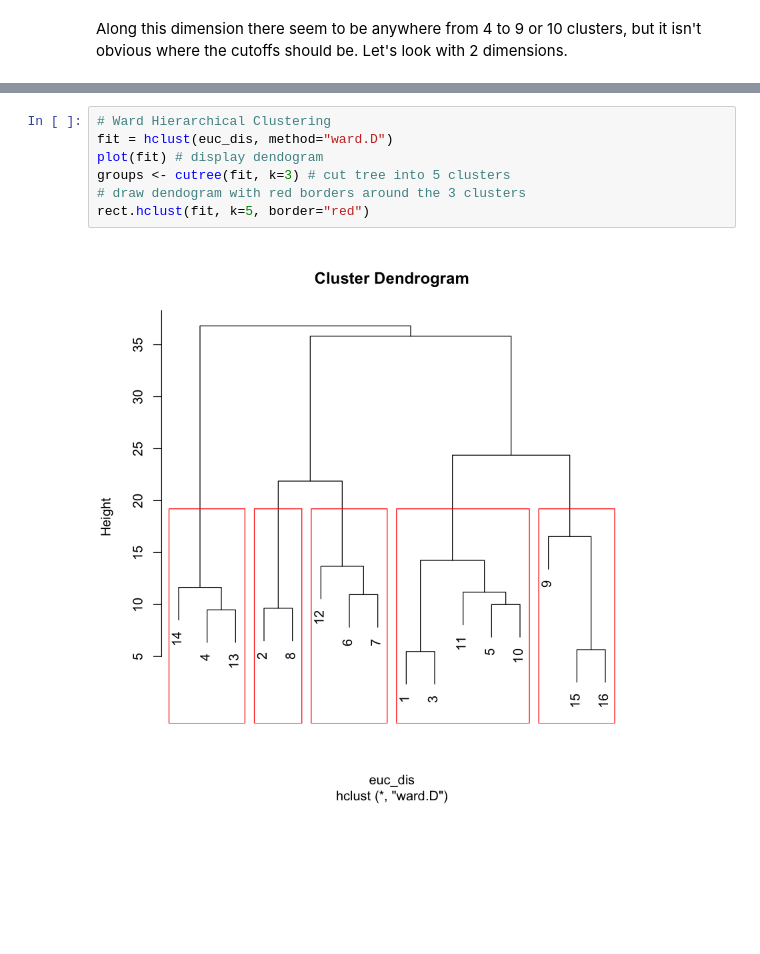
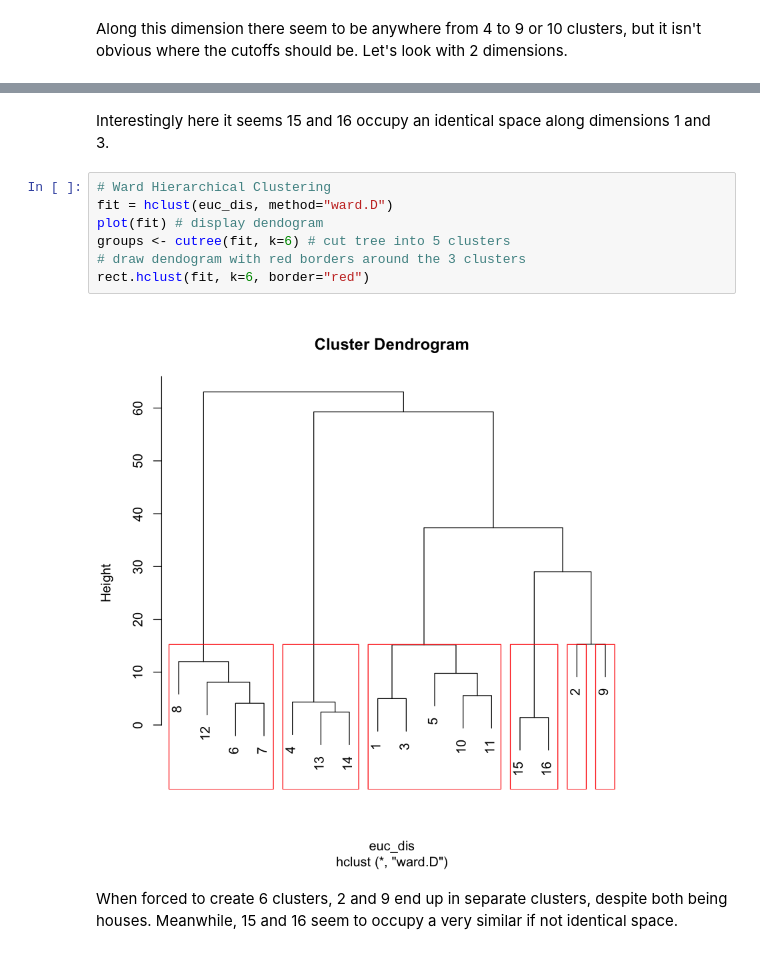
Before and after one commit to Lslipski/pbs110, a Jupyter notebook: pbs111/Homework_8.ipynb, the cells around one changed output, grey strips where cells are left out. Drawn from its saved outputs; the diff is of its cells as text; blank space fills up the shorter version.

```diff
--- a/pbs111/Homework_8.ipynb
+++ b/pbs111/Homework_8.ipynb
@@ -204,12 +232,16 @@ $stress
+# %% [markdown]
+Interestingly here it seems 15 and 16 occupy an identical space along dimensions 1 and 3.
 # %%
 # Ward Hierarchical Clustering
 fit = hclust(euc_dis, method="ward.D")
 plot(fit) # display dendogram
-groups <- cutree(fit, k=3) # cut tree into 5 clusters
+groups <- cutree(fit, k=6) # cut tree into 5 clusters
 # draw dendogram with red borders around the 3 clusters
-rect.hclust(fit, k=5, border="red")
+rect.hclust(fit, k=6, border="red")
 # %% [output]
-[figure, old version]
+[figure, new version]
+# %% [markdown]
+When forced to create 6 clusters, 2 and 9 end up in separate clusters, despite both being houses. Meanwhile, 15 and 16 seem to occupy a very similar if not identical space.
 # %%
 # Ward Hierarchical Clustering with Bootstrapped p values
 fit <- pvclust(pics[,2:17], method.hclust="ward.D",
```
Also changed, not shown: parts of 16 cells of this notebook, 12 other files.
